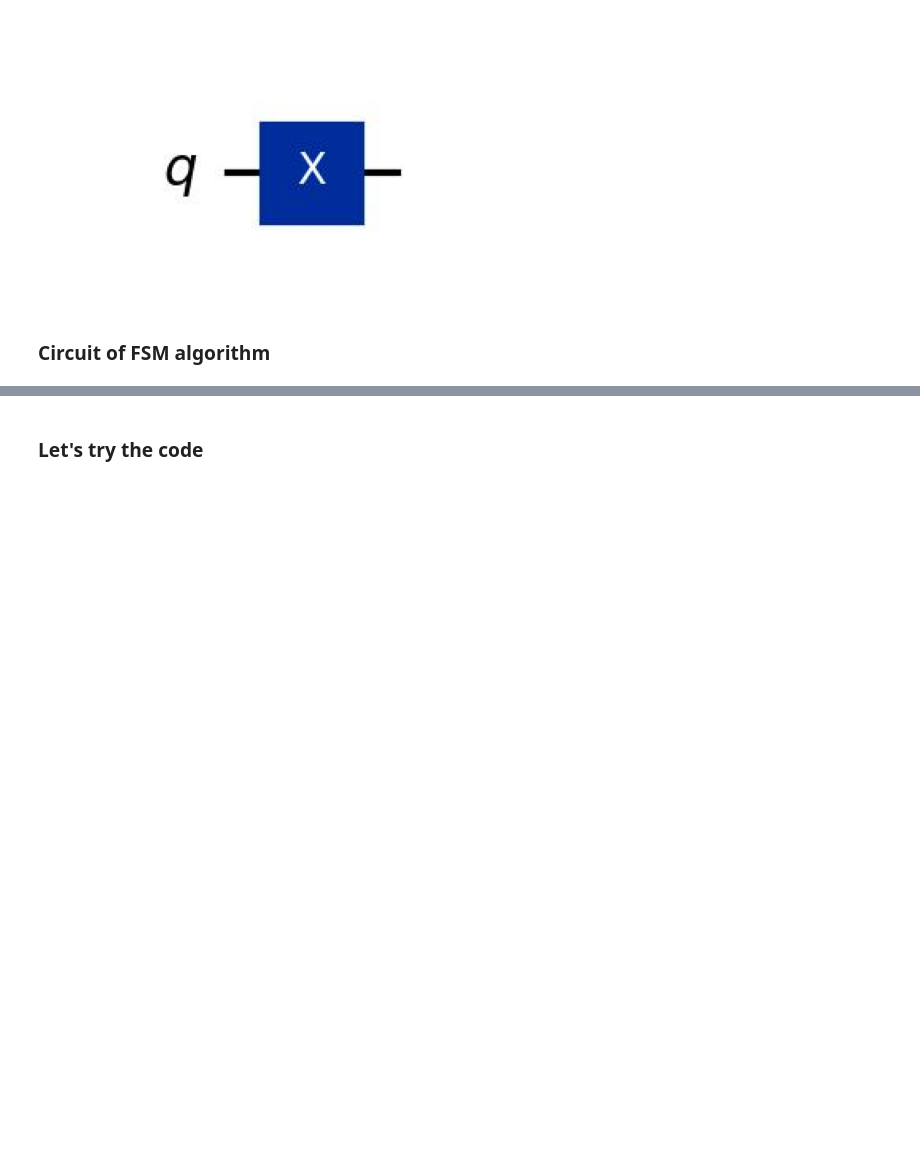
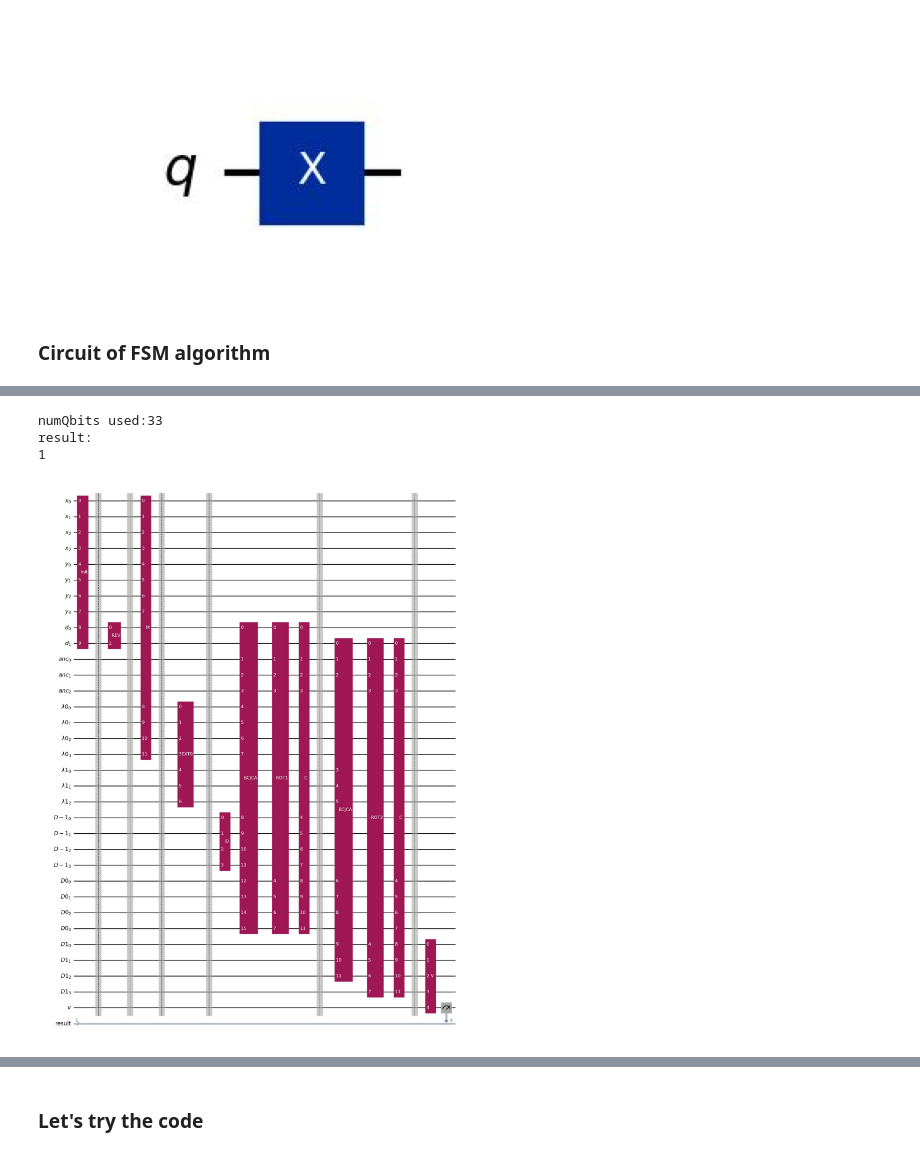
Before and after one commit to alexinho30/QuantumFixedMatching, a Jupyter notebook: QSC.ipynb, the cells around one changed output, grey strips where cells are left out. Drawn from its saved outputs; the diff is of its cells as text; code cells hidden in the pictures; blank space fills up the shorter version.

```diff
--- a/QSC.ipynb
+++ b/QSC.ipynb
@@ -826,0 +939,10 @@ fsmAlgorithm("1011", y, d, ancillae, False, mode, positionToCheck)
+# %%
+matplotlib.rcParams['figure.figsize'] = [10, 60]
+res= fsmAlgorithm(x="1010", y="1011", d=2, ancillae=True, draw= True, mode= 'SFSC', testMode = False)
+print("result:")
+counts(res)
+# %% [output]
+numQbits used:33
+result:
+1
+[figure, added]
```
Also changed, not shown: parts of 37 cells of this notebook.
